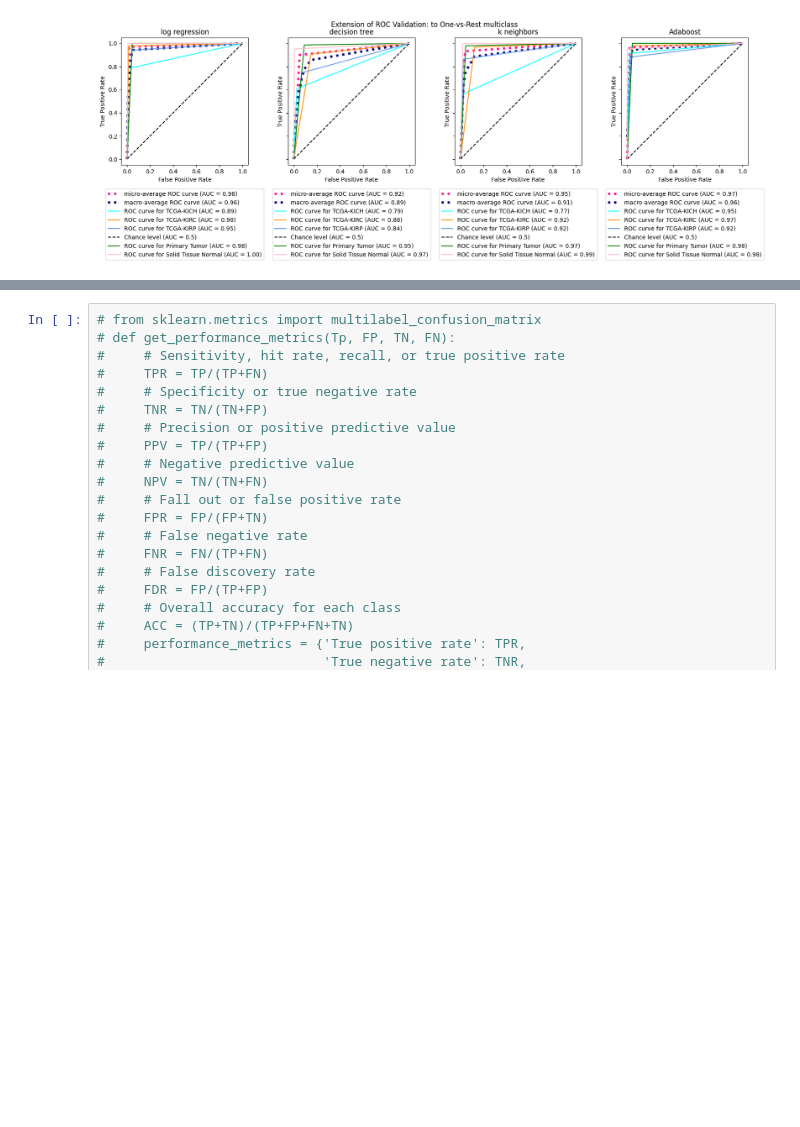
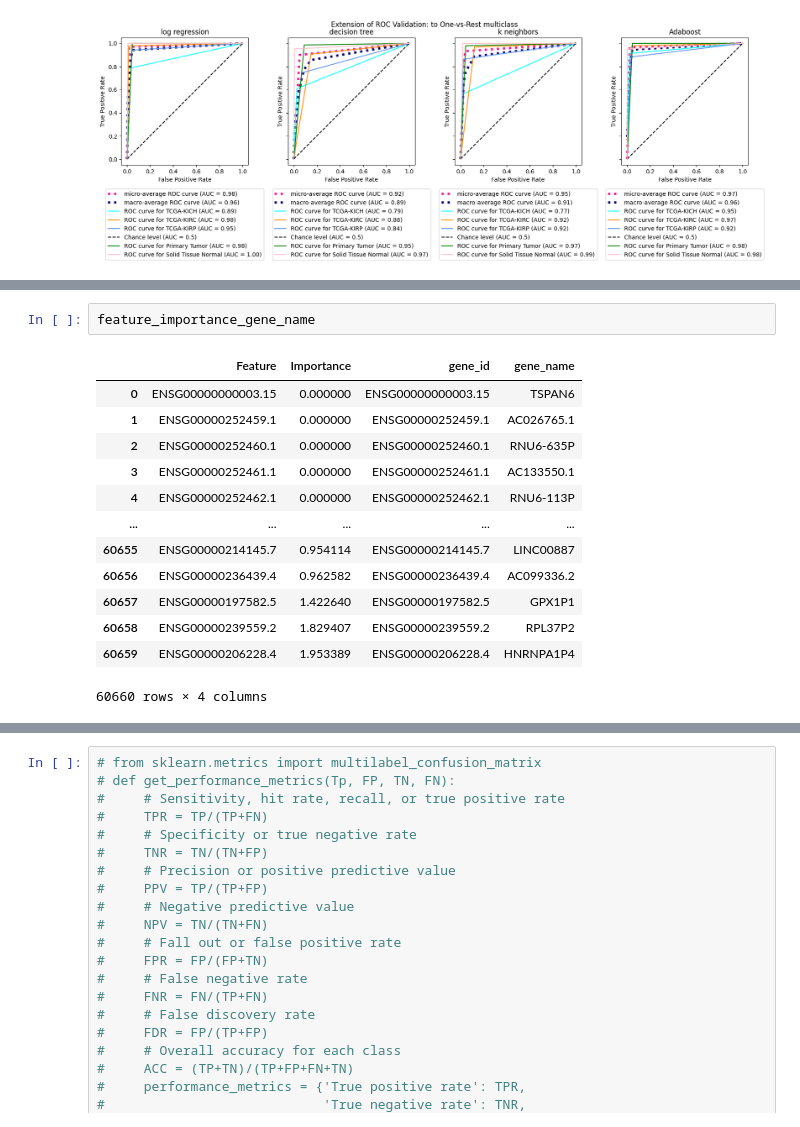
Before and after one commit to adhal007/OmixHub, a Jupyter notebook: TCGA_Supervised_Multilabel_Classification.ipynb, the cells around one changed output, grey strips where cells are left out. Drawn from its saved outputs; the diff is of its cells as text; blank space fills up the shorter version.

```diff
--- a/TCGA_Supervised_Multilabel_Classification.ipynb
+++ b/TCGA_Supervised_Multilabel_Classification.ipynb
@@ -681,0 +702,16 @@ Macro-averaged One-vs-Rest ROC AUC score:
+# %%
+feature_importance_gene_name
+# %% [output]
+|  | Feature | Importance | gene_id | gene_name |
+| 0 | ENSG00000000003.15 | 0.000000 | ENSG00000000003.15 | TSPAN6 |
+| 1 | ENSG00000252459.1 | 0.000000 | ENSG00000252459.1 | AC026765.1 |
+| 2 | ENSG00000252460.1 | 0.000000 | ENSG00000252460.1 | RNU6-635P |
+| 3 | ENSG00000252461.1 | 0.000000 | ENSG00000252461.1 | AC133550.1 |
+| 4 | ENSG00000252462.1 | 0.000000 | ENSG00000252462.1 | RNU6-113P |
+| ... | ... | ... | ... | ... |
+| 60655 | ENSG00000214145.7 | 0.954114 | ENSG00000214145.7 | LINC00887 |
+| 60656 | ENSG00000236439.4 | 0.962582 | ENSG00000236439.4 | AC099336.2 |
+| 60657 | ENSG00000197582.5 | 1.422640 | ENSG00000197582.5 | GPX1P1 |
+| 60658 | ENSG00000239559.2 | 1.829407 | ENSG00000239559.2 | RPL37P2 |
+| 60659 | ENSG00000206228.4 | 1.953389 | ENSG00000206228.4 | HNRNPA1P4 |
+60660 rows × 4 columns
```
Also changed, not shown: parts of 11 cells of this notebook, 34 other files.
